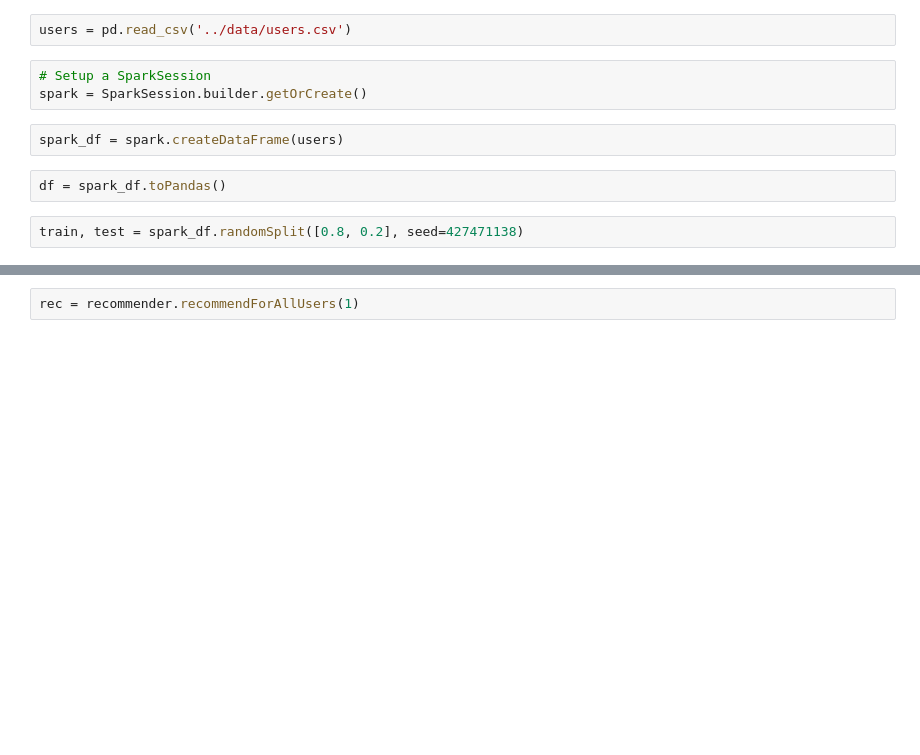
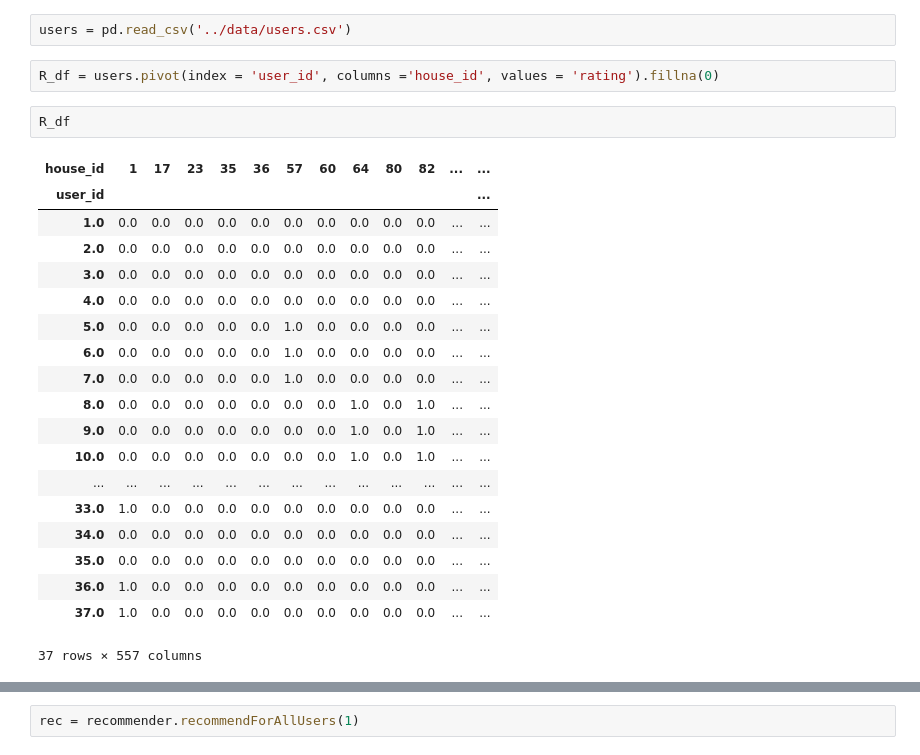
Before and after one commit to ereppond/housing-recommender, a Jupyter notebook: notebooks/building-recommender.ipynb, the cells around one changed output, grey strips where cells are left out. Saved outputs shown, nothing was run; the diff lists cells and outputs as text; blank space fills up the shorter version.

Commit message:
just made predictions based on users, now just need to find a way to implement the tfidf matrix

```diff
--- a/notebooks/building-recommender.ipynb
+++ b/notebooks/building-recommender.ipynb
@@ -207,13 +195,28 @@ build_user_matrix('../data/users.csv', '../data/redfin-favorites_travels.csv')
 | 41 | 4.0 | 2396 | 1.0 |
 # %%
 users = pd.read_csv('../data/users.csv')
-# %%
-# Setup a SparkSession
-spark = SparkSession.builder.getOrCreate()
-# %%
-spark_df = spark.createDataFrame(users)
-# %%
-df = spark_df.toPandas()
-# %%
-train, test = spark_df.randomSplit([0.8, 0.2], seed=427471138)
+# %%
+R_df = users.pivot(index = 'user_id', columns ='house_id', values = 'rating').fillna(0)
+# %%
+R_df
+# %% [output]
+| house_id | 1 | 17 | 23 | 35 | 36 | 57 | 60 | 64 | 80 | 82 | ... | ... |
+| user_id |  |  |  |  |  |  |  |  |  |  |  | ... |
+| 1.0 | 0.0 | 0.0 | 0.0 | 0.0 | 0.0 | 0.0 | 0.0 | 0.0 | 0.0 | 0.0 | ... | ... |
+| 2.0 | 0.0 | 0.0 | 0.0 | 0.0 | 0.0 | 0.0 | 0.0 | 0.0 | 0.0 | 0.0 | ... | ... |
+| 3.0 | 0.0 | 0.0 | 0.0 | 0.0 | 0.0 | 0.0 | 0.0 | 0.0 | 0.0 | 0.0 | ... | ... |
+| 4.0 | 0.0 | 0.0 | 0.0 | 0.0 | 0.0 | 0.0 | 0.0 | 0.0 | 0.0 | 0.0 | ... | ... |
+| 5.0 | 0.0 | 0.0 | 0.0 | 0.0 | 0.0 | 1.0 | 0.0 | 0.0 | 0.0 | 0.0 | ... | ... |
+| 6.0 | 0.0 | 0.0 | 0.0 | 0.0 | 0.0 | 1.0 | 0.0 | 0.0 | 0.0 | 0.0 | ... | ... |
+| 7.0 | 0.0 | 0.0 | 0.0 | 0.0 | 0.0 | 1.0 | 0.0 | 0.0 | 0.0 | 0.0 | ... | ... |
+| 8.0 | 0.0 | 0.0 | 0.0 | 0.0 | 0.0 | 0.0 | 0.0 | 1.0 | 0.0 | 1.0 | ... | ... |
+| 9.0 | 0.0 | 0.0 | 0.0 | 0.0 | 0.0 | 0.0 | 0.0 | 1.0 | 0.0 | 1.0 | ... | ... |
+| 10.0 | 0.0 | 0.0 | 0.0 | 0.0 | 0.0 | 0.0 | 0.0 | 1.0 | 0.0 | 1.0 | ... | ... |
+| ... | ... | ... | ... | ... | ... | ... | ... | ... | ... | ... | ... | ... |
+| 33.0 | 1.0 | 0.0 | 0.0 | 0.0 | 0.0 | 0.0 | 0.0 | 0.0 | 0.0 | 0.0 | ... | ... |
+| 34.0 | 0.0 | 0.0 | 0.0 | 0.0 | 0.0 | 0.0 | 0.0 | 0.0 | 0.0 | 0.0 | ... | ... |
+| 35.0 | 0.0 | 0.0 | 0.0 | 0.0 | 0.0 | 0.0 | 0.0 | 0.0 | 0.0 | 0.0 | ... | ... |
+| 36.0 | 1.0 | 0.0 | 0.0 | 0.0 | 0.0 | 0.0 | 0.0 | 0.0 | 0.0 | 0.0 | ... | ... |
+| 37.0 | 1.0 | 0.0 | 0.0 | 0.0 | 0.0 | 0.0 | 0.0 | 0.0 | 0.0 | 0.0 | ... | ... |
+37 rows × 557 columns
 # %%
```
Also changed, not shown: parts of 28 cells of this notebook.
